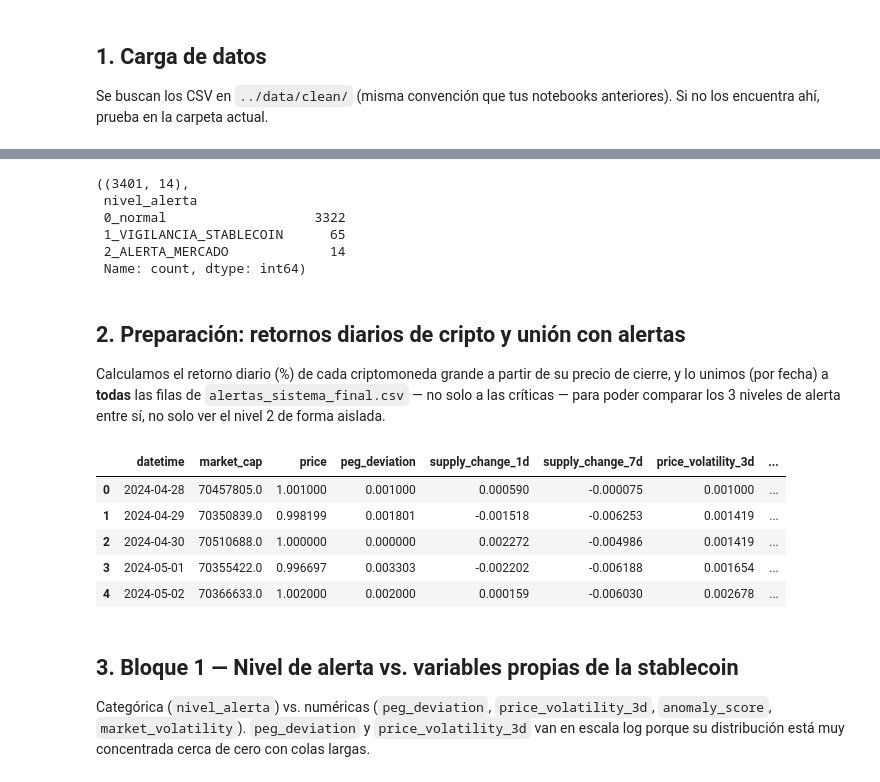
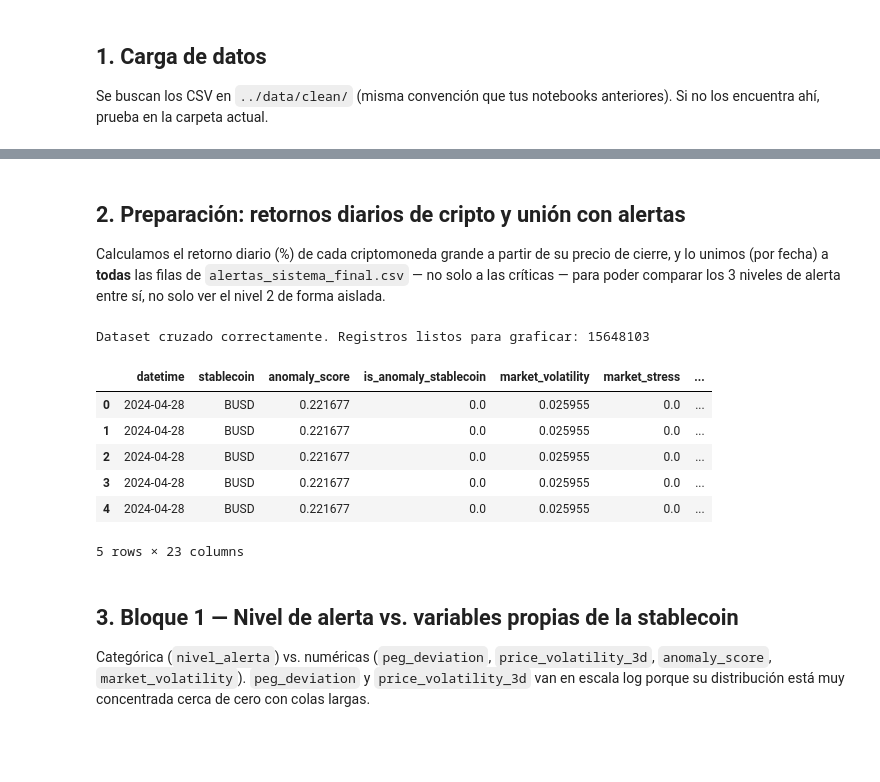
Before and after one commit to Bootcamp-DA-P2/criptoradar, a Jupyter notebook: notebooks/analisis_cruzado_alertas.ipynb, the cells around one changed output, grey strips where cells are left out. Drawn from its saved outputs; the diff is of its cells as text; code cells hidden in the pictures; blank space fills up the shorter version.

Commit message:
feat(analisis_cruzado_alertas) conexion ok

```diff
--- a/notebooks/analisis_cruzado_alertas.ipynb
+++ b/notebooks/analisis_cruzado_alertas.ipynb
@@ -27,21 +97,7 @@ Se buscan los CSV en `../data/clean/` (misma convención que tus notebooks anter
 # %%
-
-df_stable = pd.read_csv("../data/clean/datos_preprocesados_clean.csv")
-df_crypto = pd.read_csv("../data/clean/criptoradar_crypto_final_clean.csv")
-df_alertas = pd.read_csv("../data/clean/alertas_sistema_final.csv")
-df_criticas = pd.read_csv("../data/clean/alertas_criticas_informe.csv")
-
-for df in (df_stable, df_crypto, df_alertas, df_criticas):
-    df["datetime"] = pd.to_datetime(df["datetime"])
-
-df_alertas.shape, df_alertas["nivel_alerta"].value_counts()
+for df_temp in [df_stable, df_crypto, df_sistema, df_criticas]:
+    if 'datetime' in df_temp.columns:
+        df_temp['datetime'] = pd.to_datetime(df_temp['datetime'])
-# %% [output]
-((3401, 14),
- nivel_alerta
- 0_normal                   3322
- 1_VIGILANCIA_STABLECOIN      65
- 2_ALERTA_MERCADO             14
- Name: count, dtype: int64)
 # %% [markdown]
 ## 2. Preparación: retornos diarios de cripto y unión con alertas
 
@@ -49,22 +105,43 @@ Calculamos el retorno diario (%) de cada criptomoneda grande a partir de su prec
 (por fecha) a **todas** las filas de `alertas_sistema_final.csv` — no solo a las críticas — para poder
 comparar los 3 niveles de alerta entre sí, no solo ver el nivel 2 de forma aislada.
 # %%
-df_crypto_pivot = df_crypto.pivot(index="datetime", columns="crypto_id", values="close").sort_index()
+# 1. Unificar primero las alertas del sistema y las alertas críticas
+df_alertas = pd.concat([df_sistema, df_criticas], ignore_index=True)
+
+# Asegurar formatos de fecha correctos para evitar conflictos en los cruces
+df_alertas["datetime"] = pd.to_datetime(df_alertas["datetime"])
+df_stable["datetime"] = pd.to_datetime(df_stable["datetime"])
+df_crypto["datetime"] = pd.to_datetime(df_crypto["datetime"])
+
+# 2. EN LUGAR DE CONCAT: Hacemos un MERGE entre las alertas y las métricas de stablecoins
+# Cruzamos por fecha Y por moneda para que cada alerta tenga sus métricas correspondientes
+df_alertas_con_metricas = df_alertas.merge(df_stable, on=["datetime", "stablecoin"], how="inner")
+
+# 3. Limpiar duplicados del mercado cripto antes de pivotar
+df_crypto_clean = df_crypto.drop_duplicates(subset=['datetime', 'crypto_id'], keep='first')
+df_crypto_pivot = df_crypto_clean.pivot(index="datetime", columns="crypto_id", values="close").sort_index()
+
+# 4. Calcular los retornos diarios del mercado cripto
 df_returns = df_crypto_pivot.pct_change().rename(columns=lambda c: f"{c}_return")
 
-df_merged = df_alertas.merge(df_returns, left_on="datetime", right_index=True, how="left")
+# 5. Hacer el cruce final con los retornos del mercado usando la fecha como índice
+df_merged = df_alertas_con_metricas.merge(df_returns, left_on="datetime", right_index=True, how="left")
 
+# 6. Definir y ordenar las categorías de las alertas
 ORDER = ["0_normal", "1_VIGILANCIA_STABLECOIN", "2_ALERTA_MERCADO"]
 df_merged["nivel_alerta"] = pd.Categorical(df_merged["nivel_alerta"], categories=ORDER, ordered=True)
 
+print(f"Dataset cruzado correctamente. Registros listos para graficar: {len(df_merged)}")
 df_merged.head()
 # %% [output]
+Dataset cruzado correctamente. Registros listos para graficar: 15648103
-|  | datetime | market_cap | price | peg_deviation | supply_change_1d | supply_change_7d | price_volatility_3d | ... |
-| 0 | 2024-04-28 | 70457805.0 | 1.001000 | 0.001000 | 0.000590 | -0.000075 | 0.001000 | ... |
-| 1 | 2024-04-29 | 70350839.0 | 0.998199 | 0.001801 | -0.001518 | -0.006253 | 0.001419 | ... |
-| 2 | 2024-04-30 | 70510688.0 | 1.000000 | 0.000000 | 0.002272 | -0.004986 | 0.001419 | ... |
-| 3 | 2024-05-01 | 70355422.0 | 0.996697 | 0.003303 | -0.002202 | -0.006188 | 0.001654 | ... |
-| 4 | 2024-05-02 | 70366633.0 | 1.002000 | 0.002000 | 0.000159 | -0.006030 | 0.002678 | ... |
+|  | datetime | stablecoin | anomaly_score | is_anomaly_stablecoin | market_volatility | market_stress | ... |
+| 0 | 2024-04-28 | BUSD | 0.221677 | 0.0 | 0.025955 | 0.0 | ... |
+| 1 | 2024-04-28 | BUSD | 0.221677 | 0.0 | 0.025955 | 0.0 | ... |
+| 2 | 2024-04-28 | BUSD | 0.221677 | 0.0 | 0.025955 | 0.0 | ... |
+| 3 | 2024-04-28 | BUSD | 0.221677 | 0.0 | 0.025955 | 0.0 | ... |
+| 4 | 2024-04-28 | BUSD | 0.221677 | 0.0 | 0.025955 | 0.0 | ... |
+5 rows × 23 columns
 # %% [markdown]
 ## 3. Bloque 1 — Nivel de alerta vs. variables propias de la stablecoin
 
```
Also changed, not shown: parts of 6 cells of this notebook.
